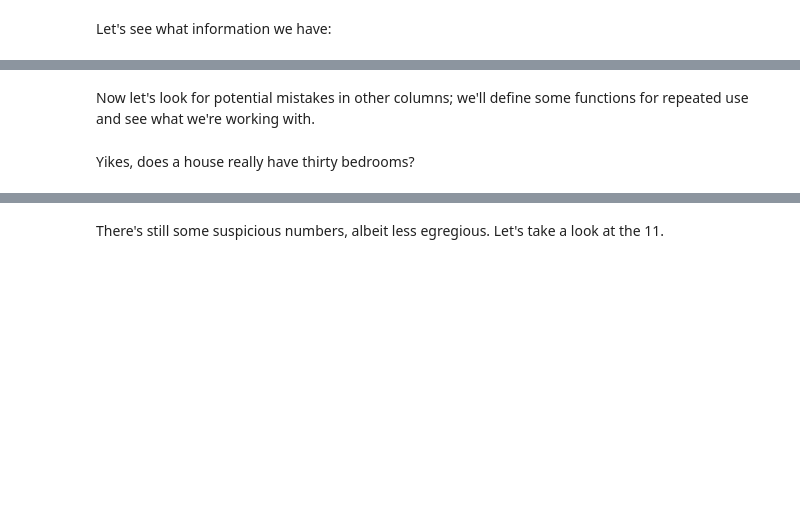
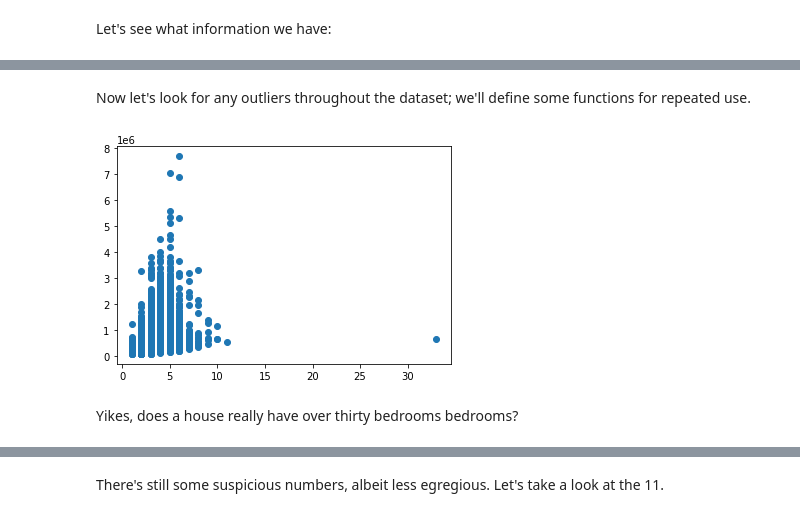
Before and after one commit to DrewFHolcombe/Housing-Sales-Analysis, a Jupyter notebook: Scratch Code/Drew.ipynb, the cells around one changed output, grey strips where cells are left out. Saved outputs shown, nothing was run; the diff lists cells and outputs as text; code cells hidden in the pictures; blank space fills up the shorter version.

```diff
--- a/Scratch Code/Drew.ipynb
+++ b/Scratch Code/Drew.ipynb
@@ -20,11 +48,16 @@ df.info()
 df.drop(labels=["sqft_above", "sqft_basement", "yr_renovated", "zipcode", "lat",
                 "long","sqft_living15","sqft_lot15"], axis=1, inplace=True)
 # %% [markdown]
-Now let's look for potential mistakes in other columns; we'll define some functions for repeated use and see what we're working with.
+Now let's look for any outliers throughout the dataset; we'll define some functions for repeated use.
 # %%
-def hist(df, column):
+def hist(column):
     return plt.hist(x=df[column])
-def hist_rooms(df, column):
+def hist_rooms(column):
     return plt.hist(x=df[column], bins=np.linspace(1, df[column].max()))
-def extreme(df, column):
+def scat(x):
+    y = df["price"]
+    x_col = df[x]
+    fig, ax = plt.subplots()
+    ax.scatter(x=x_col, y=y)
+def extreme(column):
     return df.loc[df[column] == df[column].max()]
@@ -33,3 +64,7 @@ hist_rooms(df, "bedrooms");
+# %%
+scat("bedrooms")
+# %% [output]
+[figure, added]
 # %% [markdown]
-Yikes, does a house really have thirty bedrooms?
+Yikes, does a house really have over thirty bedrooms bedrooms?
 # %%
```
Also changed, not shown: parts of 108 cells of this notebook.
